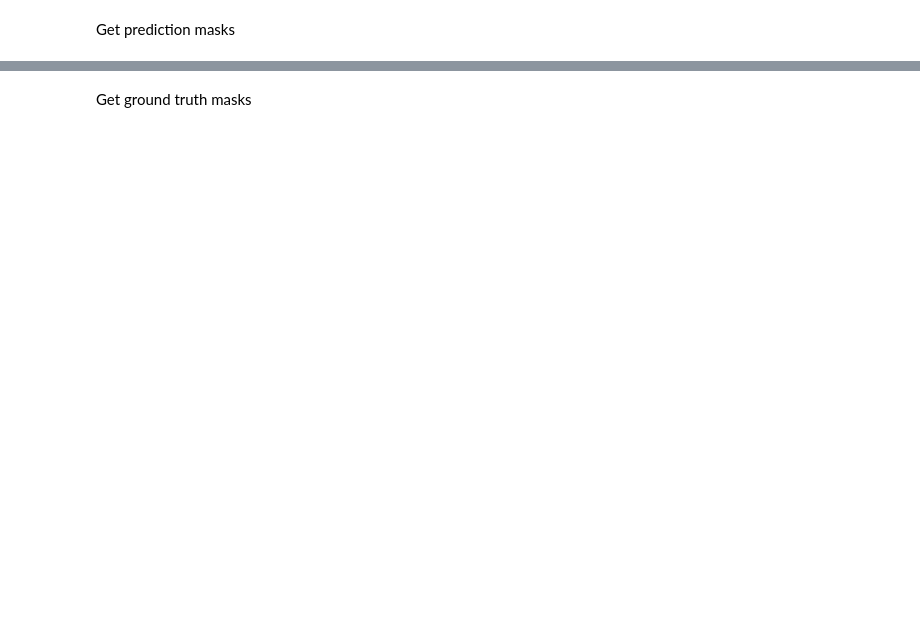
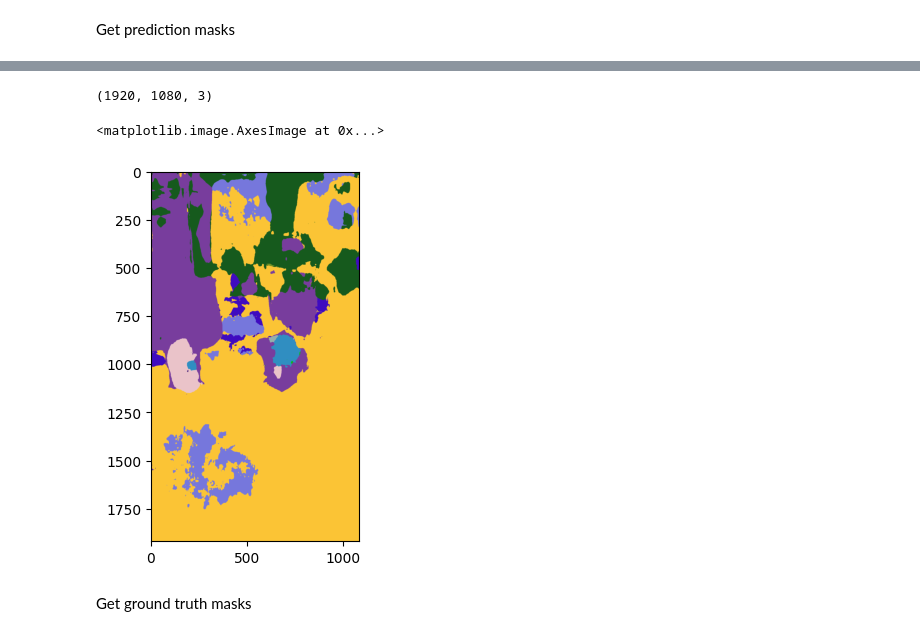
Before and after one commit to GloireLINVANI/3D_Gaussian_Splatting_Project, a Jupyter notebook: Image_Segmentation/evaluation.ipynb, the cells around one changed output, grey strips where cells are left out. Drawn from its saved outputs; the diff is of its cells as text; code cells hidden in the pictures; blank space fills up the shorter version.

```diff
--- a/Image_Segmentation/evaluation.ipynb
+++ b/Image_Segmentation/evaluation.ipynb
@@ -30,5 +35,12 @@ nb_mask = len(results)
 # %%
 masks = [np.array(results[i]["mask"]) for i in range(nb_mask)]
+segmentation_map = evaluation.generate_segmentation_map(masks)
+
+plt.imshow(segmentation_map)
+# %% [output]
+(1920, 1080, 3)
+<matplotlib.image.AxesImage at 0x...>
+[figure, added]
 # %% [markdown]
 Get ground truth masks
 # %%
```
Also changed, not shown: parts of 12 cells of this notebook, 7 other files.
